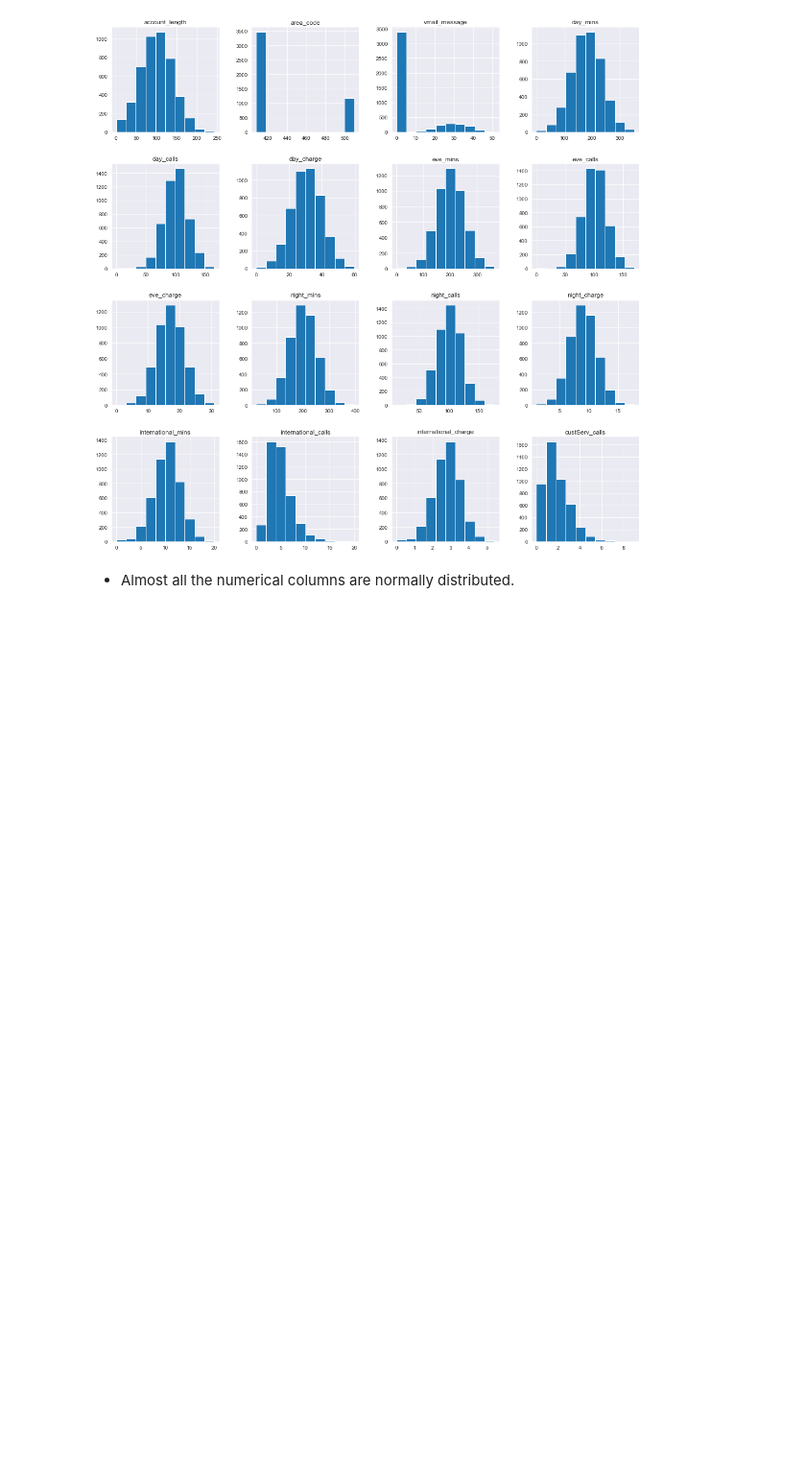
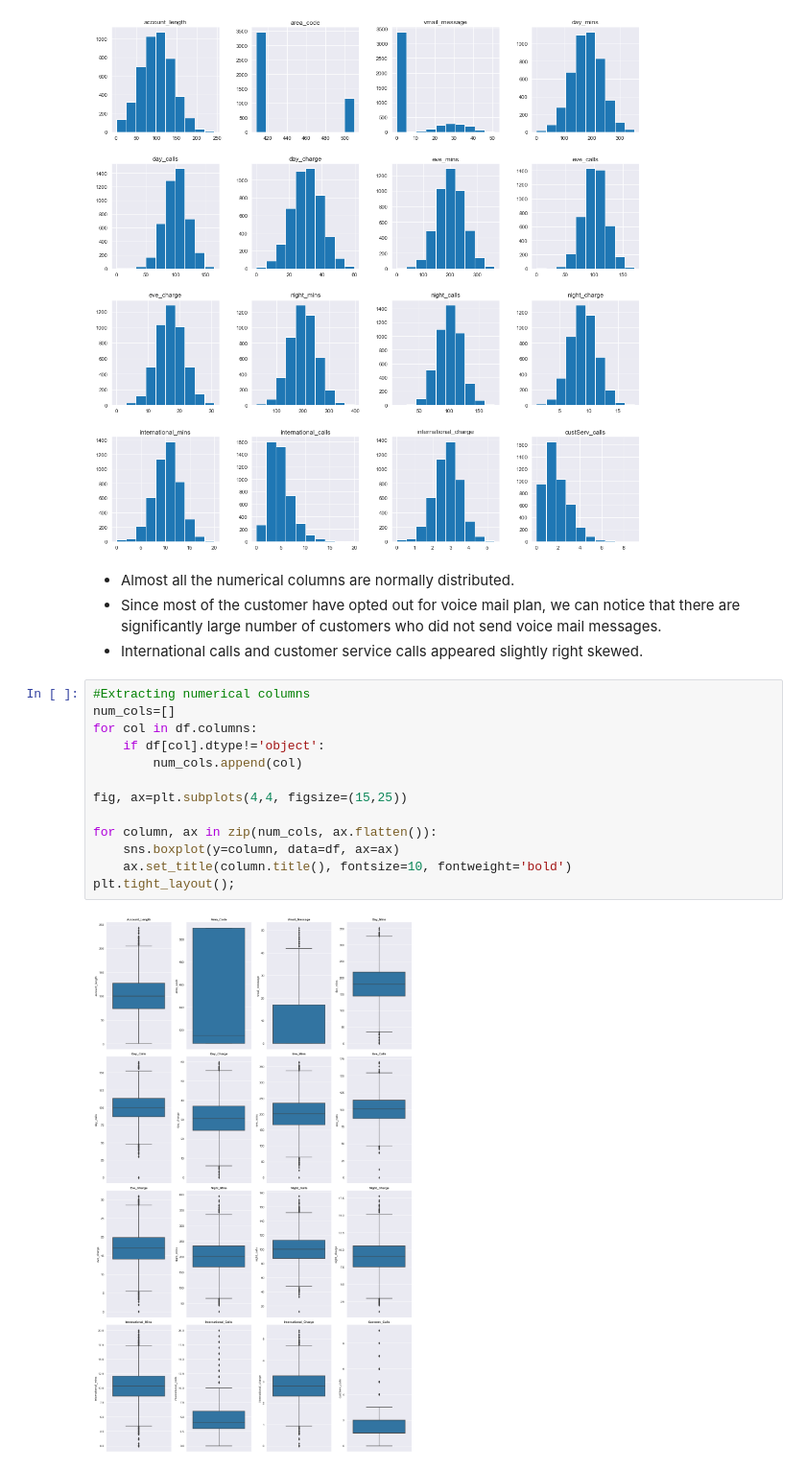
Before and after one commit to mdushetwar/Customer_Churn, a Jupyter notebook: PRCL-0017-Customer_Churn.ipynb, the cells around one changed output. Shown at 96% size. Drawn from its saved outputs; the diff is of its cells as text; blank space fills up the shorter version.

```diff
--- a/PRCL-0017-Customer_Churn.ipynb
+++ b/PRCL-0017-Customer_Churn.ipynb
@@ -135,5 +135,22 @@ df.describe(include='O')
 df.hist(figsize=(18,18));
 # %% [output]
 [figure]
-# %% [markdown]
-- Almost all the numerical columns are normally distributed.
+# %% [markdown]
+- Almost all the numerical columns are normally distributed.
+- Since most of the customer have opted out for voice mail plan, we can notice that there are significantly large number of customers who did not send voice mail messages.
+- International calls and customer service calls appeared slightly right skewed.
+# %%
+#Extracting numerical columns
+num_cols=[]
+for col in df.columns:
+    if df[col].dtype!='object':
+        num_cols.append(col)
+
+fig, ax=plt.subplots(4,4, figsize=(15,25))
+
+for column, ax in zip(num_cols, ax.flatten()):
+    sns.boxplot(y=column, data=df, ax=ax)
+    ax.set_title(column.title(), fontsize=10, fontweight='bold')
+plt.tight_layout();
+# %% [output]
+[figure, added]
```
Also changed, not shown: parts of 1 cell of this notebook, 1 other file.
